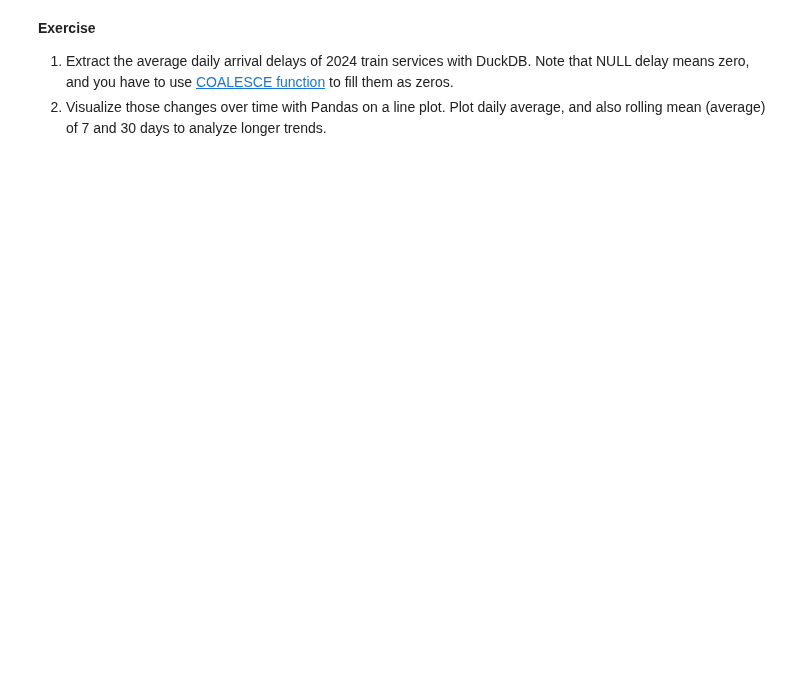
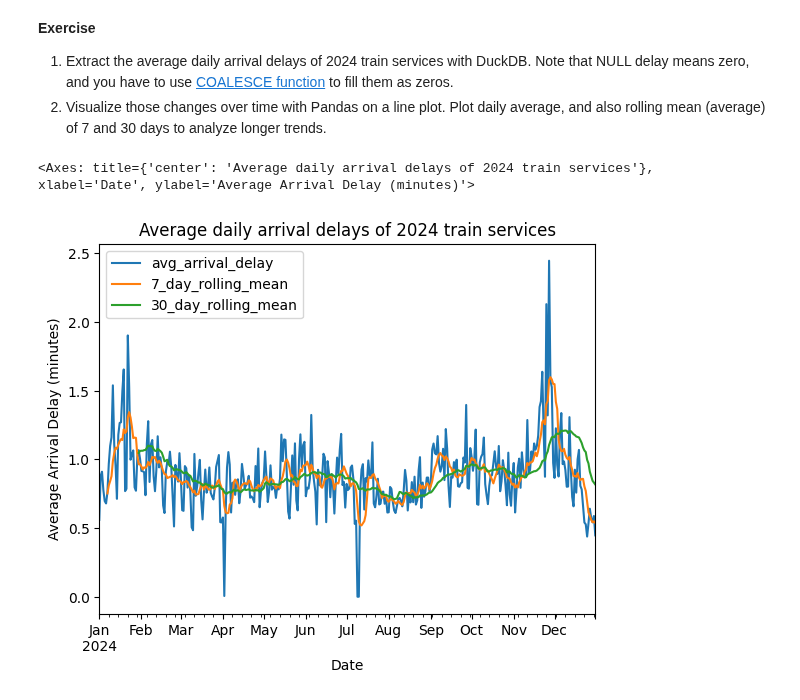
Before and after one commit to pkaramon/ML_OPS, a Jupyter notebook: lab02/notebook_02_duckdb.ipynb, the cells around one changed output. Cells and saved outputs as stored; diff of their text form; code cells hidden in the pictures; blank space fills up the shorter version.

Commit message:
feat(lab02): done duckdb

```diff
--- a/lab02/notebook_02_duckdb.ipynb
+++ b/lab02/notebook_02_duckdb.ipynb
@@ -259,3 +603,29 @@ df_disruptions_statistics.plot.barh(x="cause", y="cause_frequency")
 
 1. Extract the average daily arrival delays of 2024 train services with DuckDB. Note that NULL delay means zero, and you have to use [COALESCE function](https://duckdb.org/docs/stable/sql/functions/utility.html#coalesceexpr-) to fill them as zeros.
 2. Visualize those changes over time with Pandas on a line plot. Plot daily average, and also rolling mean (average) of 7 and 30 days to analyze longer trends.
+# %%
+# 1. Extract the average daily arrival delays of 2024 train services with DuckDB. Note that NULL delay means zero, and you have to use [COALESCE function](https://duckdb.org/docs/stable/sql/functions/utility.html#coalesceexpr-) to fill them as zeros.
+# 2. Visualize those changes over time with Pandas on a line plot. Plot daily average, and also rolling mean (average) of 7 and 30 days to analyze longer trends.
+df_services_statistics = duckdb.sql("""
+SELECT "Service:Date", AVG(COALESCE("Stop:Arrival delay", 0)) AS avg_arrival_delay
+FROM "data/services_2024_duckdb.parquet"
+GROUP BY "Service:Date"
+ORDER BY "Service:Date"
+""").df()
+
+df_services_statistics["7_day_rolling_mean"] = (
+    df_services_statistics["avg_arrival_delay"].rolling(window=7).mean()
+)
+df_services_statistics["30_day_rolling_mean"] = (
+    df_services_statistics["avg_arrival_delay"].rolling(window=30).mean()
+)
+df_services_statistics.plot.line(
+    x="Service:Date",
+    y=["avg_arrival_delay", "7_day_rolling_mean", "30_day_rolling_mean"],
+    title="Average daily arrival delays of 2024 train services",
+    ylabel="Average Arrival Delay (minutes)",
+    xlabel="Date",
+)
+# %% [output]
+<Axes: title={'center': 'Average daily arrival delays of 2024 train services'}, xlabel='Date', ylabel='Average Arrival Delay (minutes)'>
+[figure, added]
```
Also changed, not shown: parts of 27 cells of this notebook, 3 other files.
